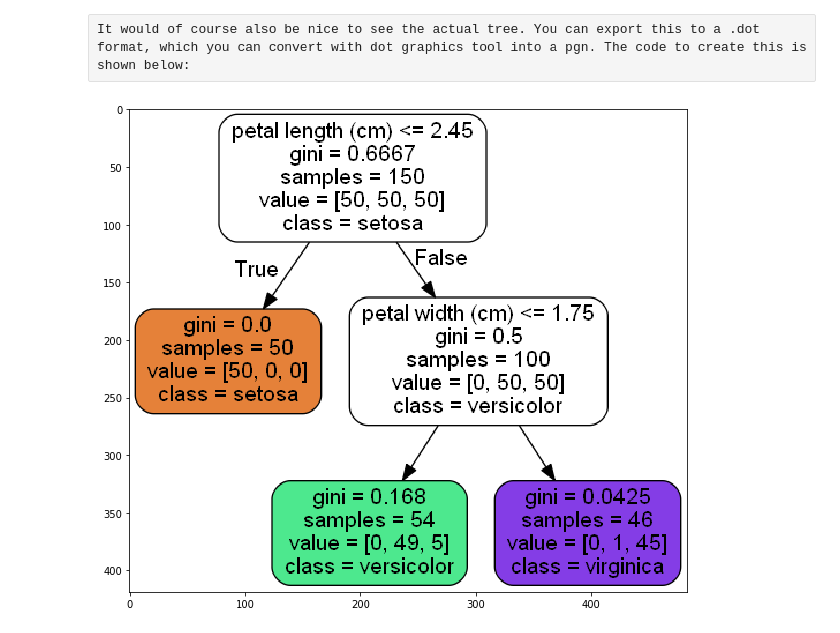
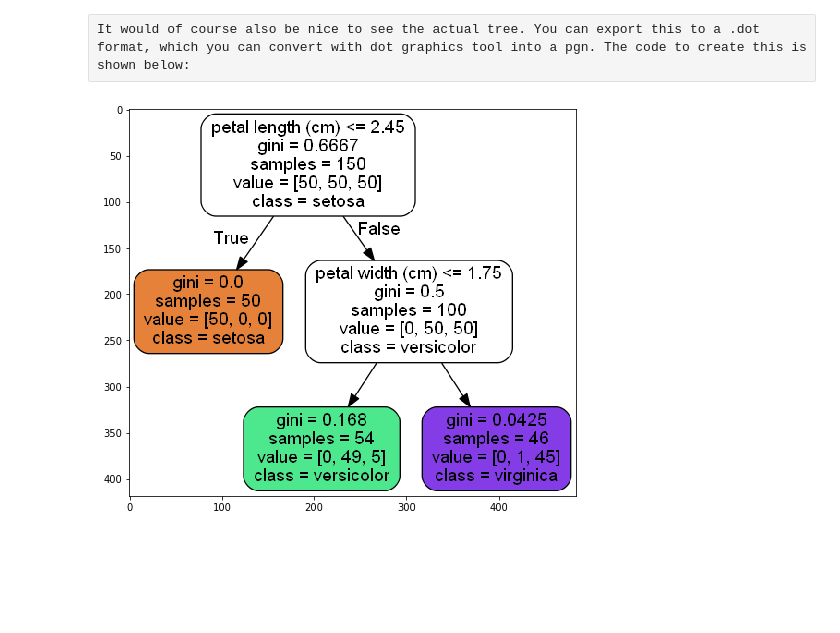
Before and after one commit to zaifrun/ml, a Jupyter notebook: DecisionTree.ipynb, the cells around one changed output. Cells and saved outputs as stored; diff of their text form; code cells hidden in the pictures; blank space fills up the shorter version.

```diff
--- a/DecisionTree.ipynb
+++ b/DecisionTree.ipynb
@@ -56,24 +60,24 @@ It would of course also be nice to see the actual tree. You can export this to a
 # %%
 import pydotplus
 from sklearn.externals.six import StringIO
 import matplotlib.image as mpimg
 import io
 
 dot_data = io.StringIO()
 
 export_graphviz(tree_clf,
                 out_file=dot_data, # or put a filename here filename like "graph.dot", you then need to convert it into pgn
                 feature_names=iris.feature_names[2:],
                 class_names=iris.target_names,
                 rounded=True,
                 filled=True)
 
 filename = "tree.png"
 pydotplus.graph_from_dot_data(dot_data.getvalue()).write_png(filename) # write the dot data to a pgn file
 img=mpimg.imread(filename) # read this pgn file
 
-plt.figure(figsize=(10,10)) # setting the size to 10 x 10 inches of the figure.
+plt.figure(figsize=(8,8)) # setting the size to 10 x 10 inches of the figure.
 imgplot = plt.imshow(img) # plot the image.
 plt.show()
 # %% [output]
-[figure, old version]
+[figure, new version]
```
Also changed, not shown: parts of 4 cells of this notebook.
